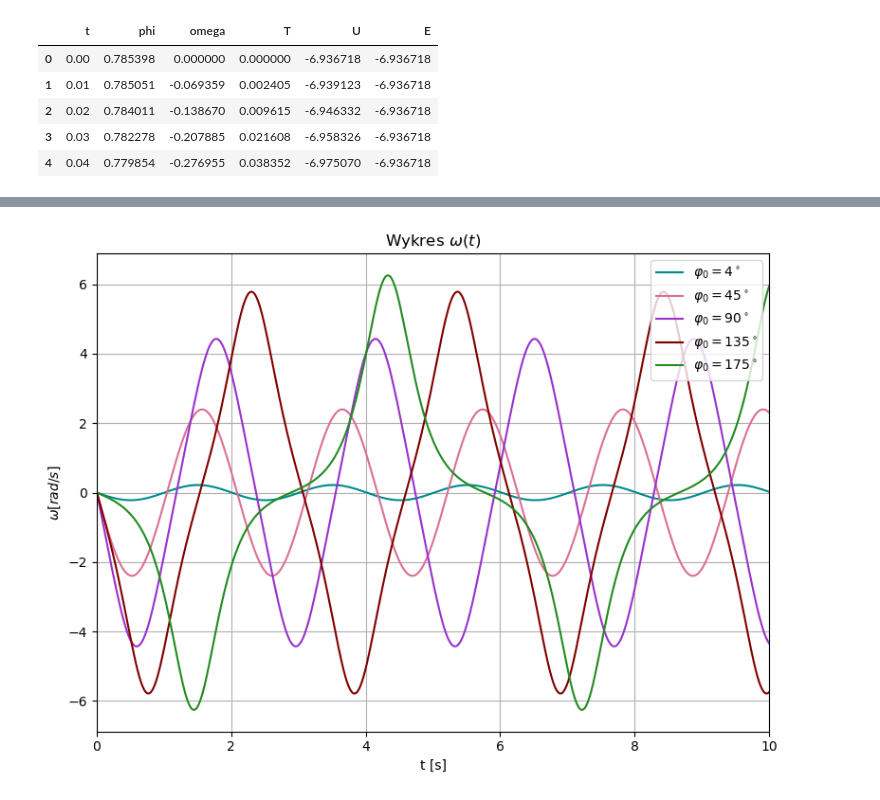
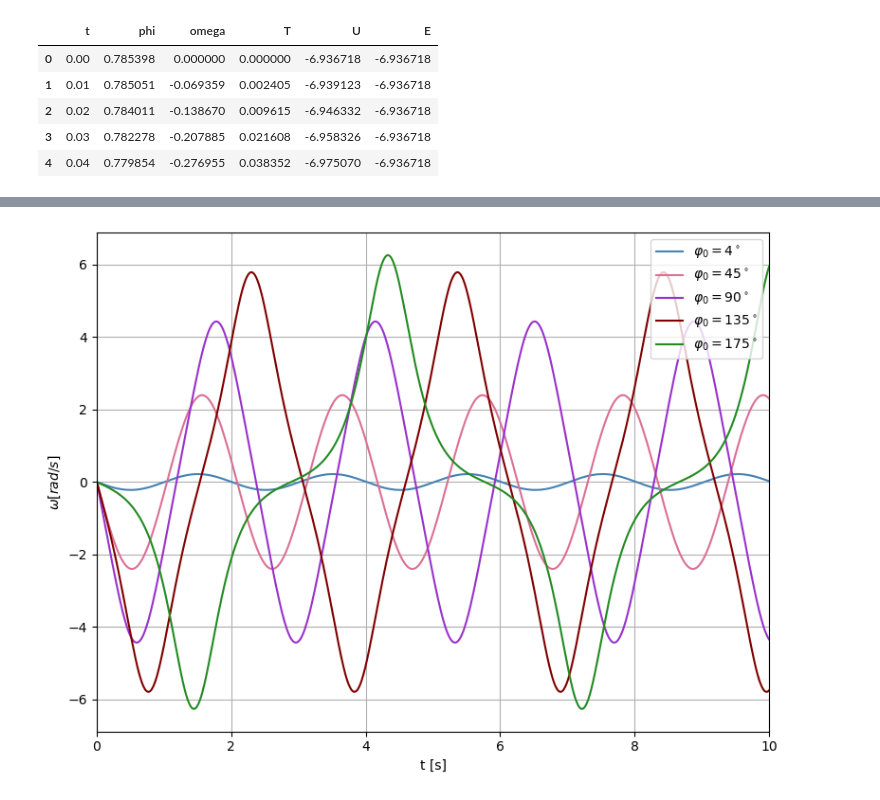
Before and after one commit to w-maks/Numerical-Pendulum, a Jupyter notebook: plots.ipynb, the cells around one changed output, grey strips where cells are left out. Drawn from its saved outputs; the diff is of its cells as text; code cells hidden in the pictures.

```diff
--- a/plots.ipynb
+++ b/plots.ipynb
@@ -55,7 +59,7 @@ df_45.head()
 # %%
 dfs = {r"$\varphi_0 = 4^\circ$": df_4, r"$\varphi_0 = 45^\circ$": df_45, r"$\varphi_0 = 90^\circ$": df_90, r"$\varphi_0 = 135^\circ$": df_135, r"$\varphi_0 = 175^\circ$": df_175}
 # %%
-colors_5 = ['darkcyan','palevioletred', 'darkorchid', 'maroon', 'forestgreen']
+colors_5 = ['steelblue','palevioletred', 'darkorchid', 'maroon', 'forestgreen']
 plt.figure(figsize=(8, 6))
 i=0
 for angle, df in dfs.items():
@@ -63,7 +67,7 @@ for angle, df in dfs.items():
     i+=1
 i=0
 
-plt.title(r"Wykres $\varphi(t)$")
+#plt.title(r"Wykres $\varphi(t)$")
 plt.xlabel("t [s]")
 plt.ylabel(r'$\varphi [rad]$')
 plt.xlim(0, 10)
@@ -76,21 +80,21 @@ plt.show()
 # %%
 plt.figure(figsize=(8, 6))
 
 for angle, df in dfs.items():
     plt.plot(df['t'], df['omega'], label=angle, color=colors_5[i])
     i+=1
 i=0
 
-plt.title(r"Wykres $\omega(t)$")
+#plt.title(r"Wykres $\omega(t)$")
 plt.xlabel("t [s]")
 plt.ylabel(r'$\omega [rad/s]$')
 plt.xlim(0, 10)
 plt.grid(True)
 plt.legend(loc="upper right")
 plt.tight_layout()
 plt.show()
 # %% [output]
-[figure, old version]
+[figure, new version]
 # %%
 plt.figure(figsize=(8, 6))
 
```
Also changed, not shown: parts of 10 cells of this notebook, 8 other files.
